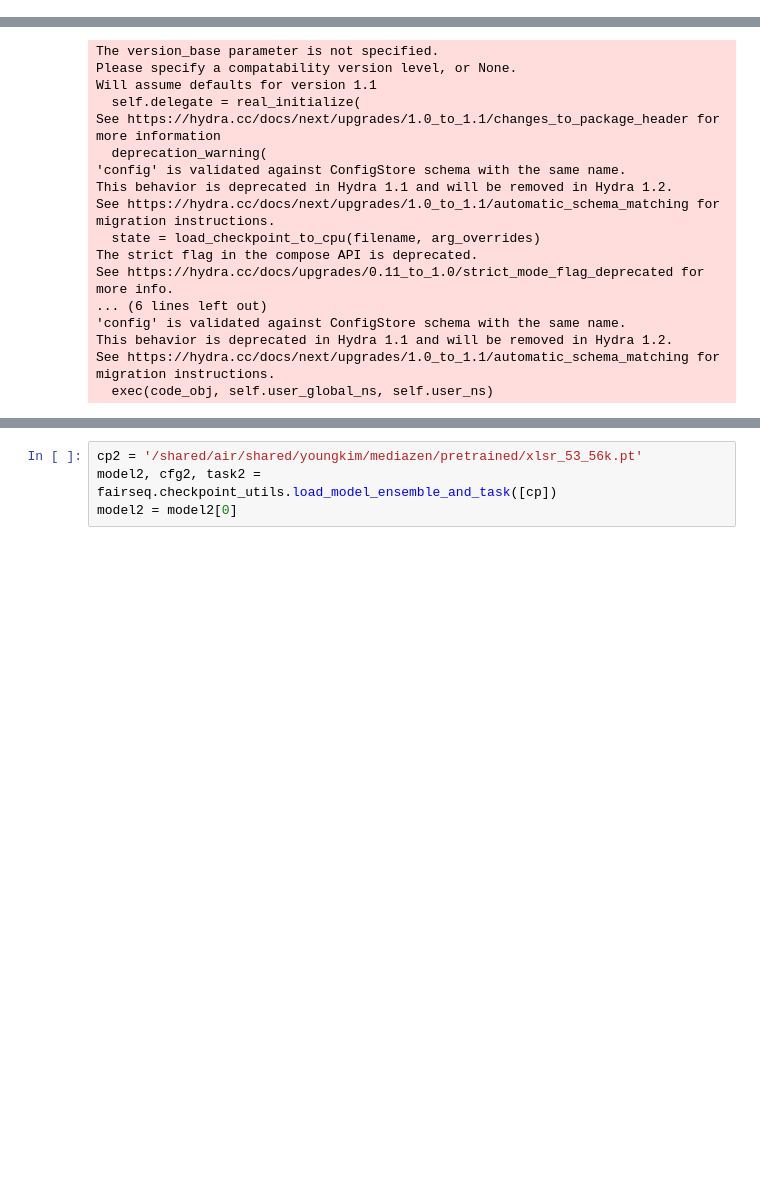
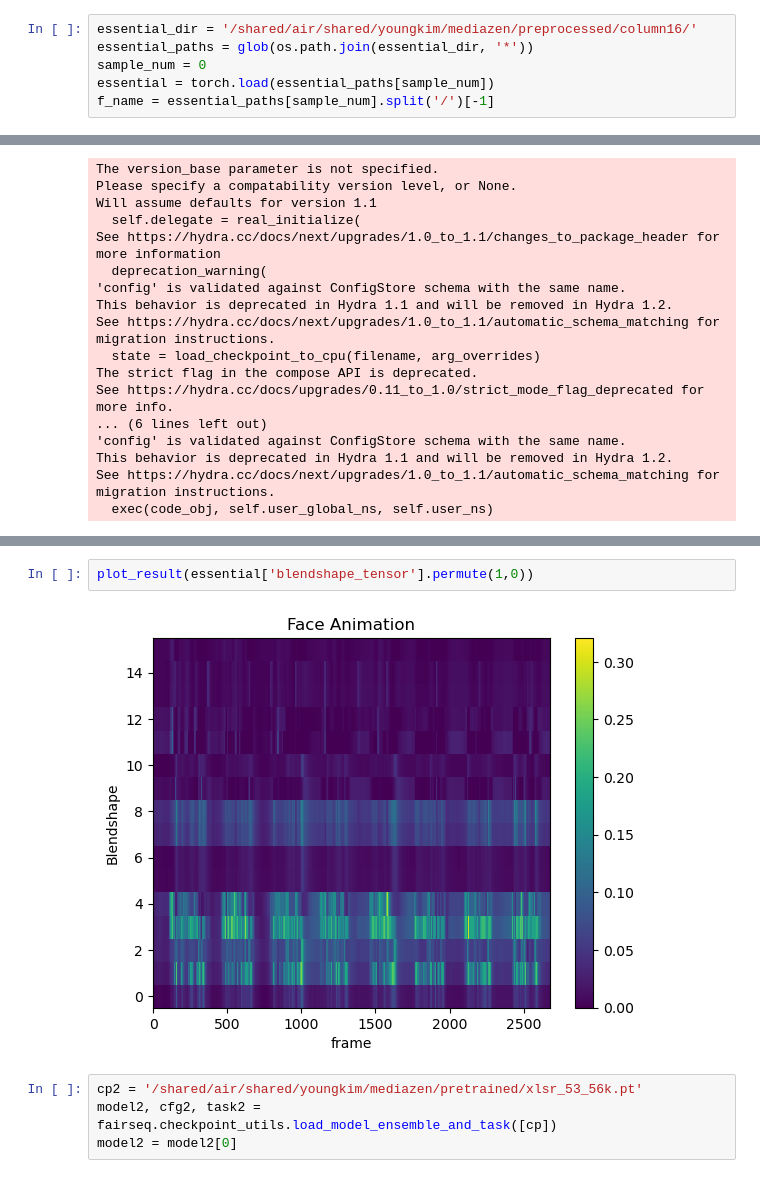
Before and after one commit to ishine/speech2blendshape, a Jupyter notebook: notebook/wav2vec.ipynb, the cells around one changed output, grey strips where cells are left out. Saved outputs shown, nothing was run; the diff lists cells and outputs as text; blank space fills up the shorter version.

```diff
--- a/notebook/wav2vec.ipynb
+++ b/notebook/wav2vec.ipynb
@@ -10,0 +22,6 @@ from src.utils import plot_result
+# %%
+essential_dir = '/shared/air/shared/youngkim/mediazen/preprocessed/column16/'
+essential_paths = glob(os.path.join(essential_dir, '*'))
+sample_num = 0
+essential = torch.load(essential_paths[sample_num])
+f_name = essential_paths[sample_num].split('/')[-1]
@@ -57,3 +102,7 @@ plot_result(c['x'].squeeze().detach())
+# %%
+plot_result(essential['blendshape_tensor'].permute(1,0))
+# %% [output]
+[figure, added]
 # %%
 cp2 = '/shared/air/shared/youngkim/mediazen/pretrained/xlsr_53_56k.pt'
 model2, cfg2, task2 = fairseq.checkpoint_utils.load_model_ensemble_and_task([cp])
```
Also changed, not shown: parts of 19 cells of this notebook, 2 other files.
